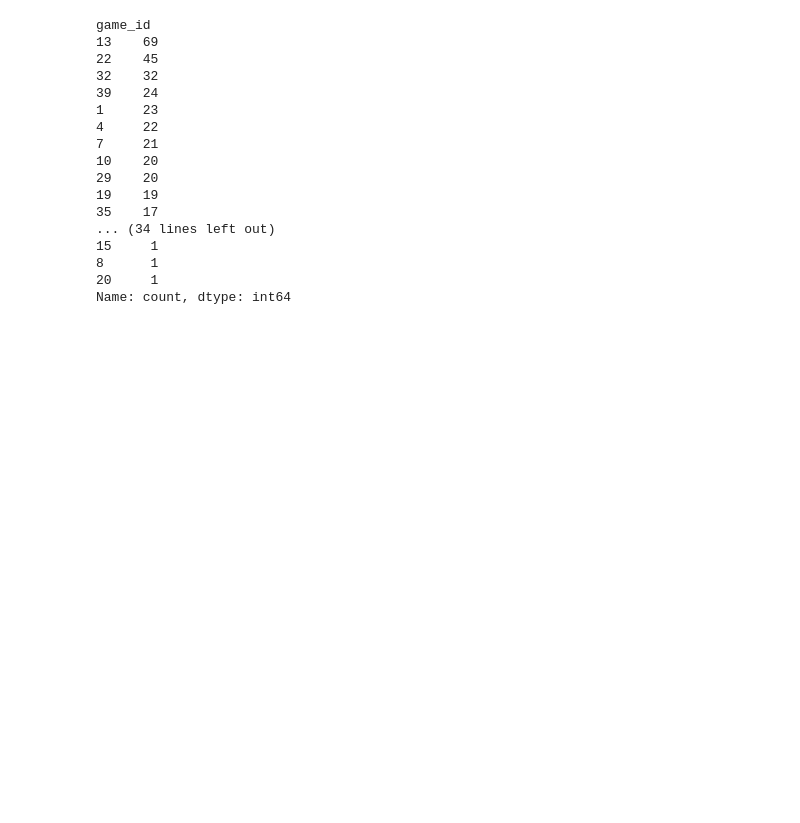
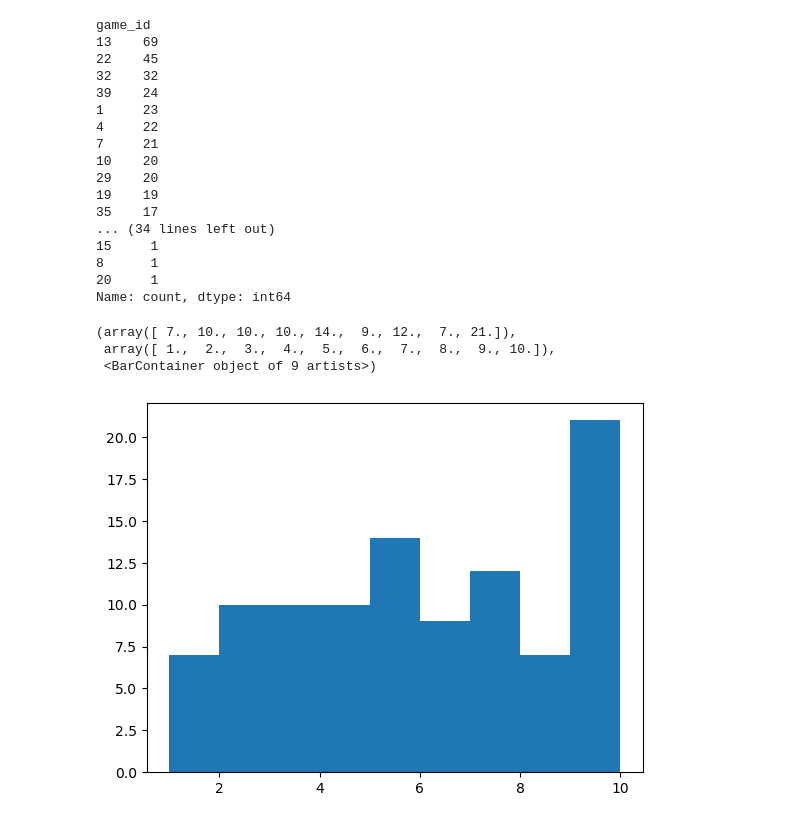
Before and after one commit to Staszek15/store-database, a Jupyter notebook: tournaments.ipynb, the cells around one changed output. Cells and saved outputs as stored; diff of their text form; code cells hidden in the pictures; blank space fills up the shorter version.

```diff
--- a/tournaments.ipynb
+++ b/tournaments.ipynb
@@ -182,3 +185,12 @@ game_id
 Name: count, dtype: int64
 # %%
 tournaments.to_csv('tournaments.csv', index = False)
+# %%
+sample = [np.random.randint(1,10+1) for i in range(100)]
+# %%
+plt.hist(sample, bins = 9)
+# %% [output]
+(array([ 7., 10., 10., 10., 14.,  9., 12.,  7., 21.]),
+ array([ 1.,  2.,  3.,  4.,  5.,  6.,  7.,  8.,  9., 10.]),
+ <BarContainer object of 9 artists>)
+[figure, added]
```
Also changed, not shown: parts of 9 cells of this notebook, 2 other files.
